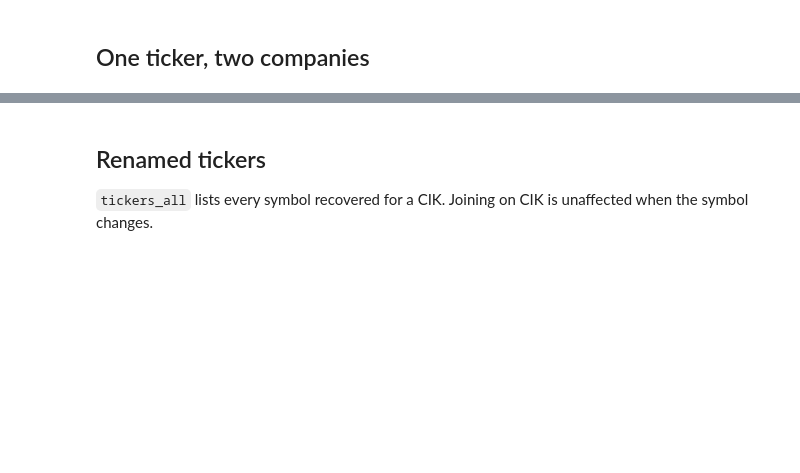
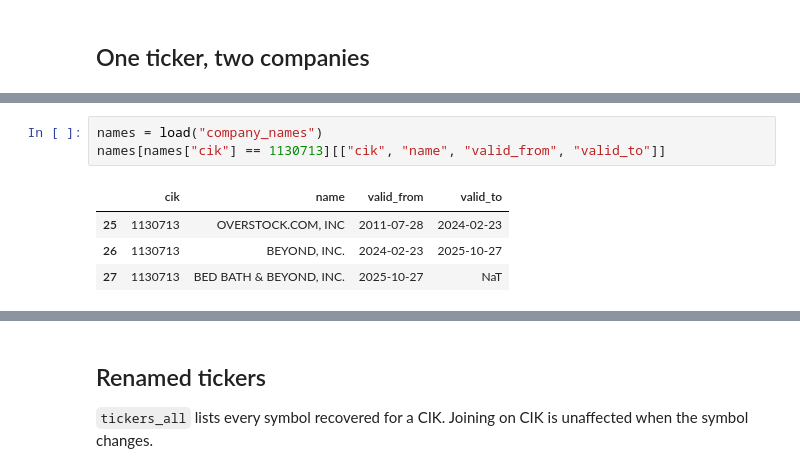
Before and after one commit to varve-data/varve-examples, a Jupyter notebook: notebooks/03_identifiers_and_delistings.ipynb, the cells around one changed output, grey strips where cells are left out. Saved outputs shown, nothing was run; the diff lists cells and outputs as text; blank space fills up the shorter version.

```diff
--- a/notebooks/03_identifiers_and_delistings.ipynb
+++ b/notebooks/03_identifiers_and_delistings.ipynb
@@ -50,0 +117,8 @@ A ticker join attaches one company's numbers to the other. Even taking only the
+# %%
+names = load("company_names")
+names[names["cik"] == 1130713][["cik", "name", "valid_from", "valid_to"]]
+# %% [output]
+|  | cik | name | valid_from | valid_to |
+| 25 | 1130713 | OVERSTOCK.COM, INC | 2011-07-28 | 2024-02-23 |
+| 26 | 1130713 | BEYOND, INC. | 2024-02-23 | 2025-10-27 |
+| 27 | 1130713 | BED BATH & BEYOND, INC. | 2025-10-27 | NaT |
```
Also changed, not shown: parts of 13 cells of this notebook, 4 other files.
